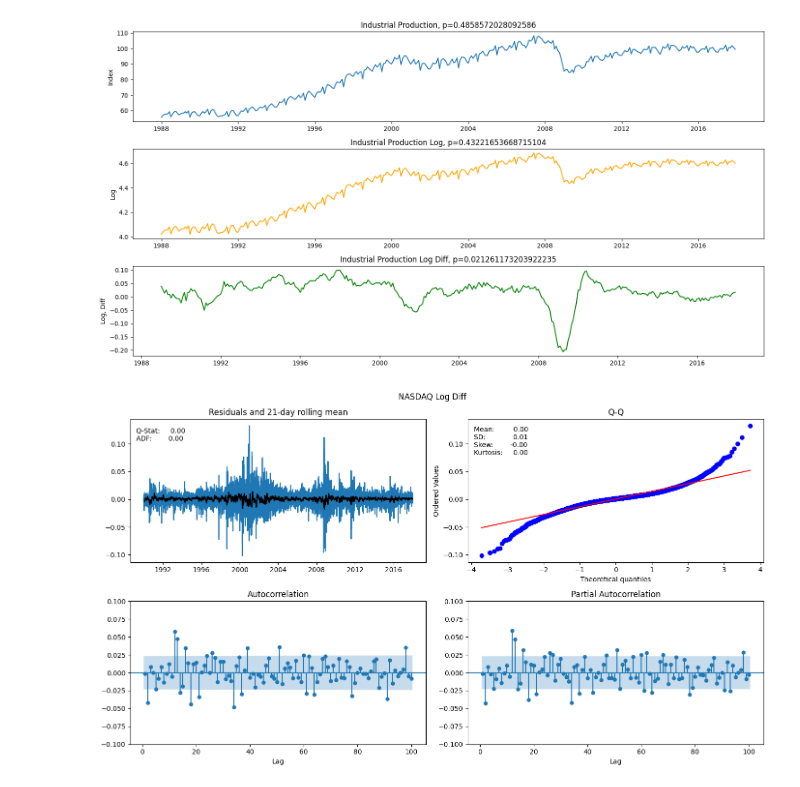
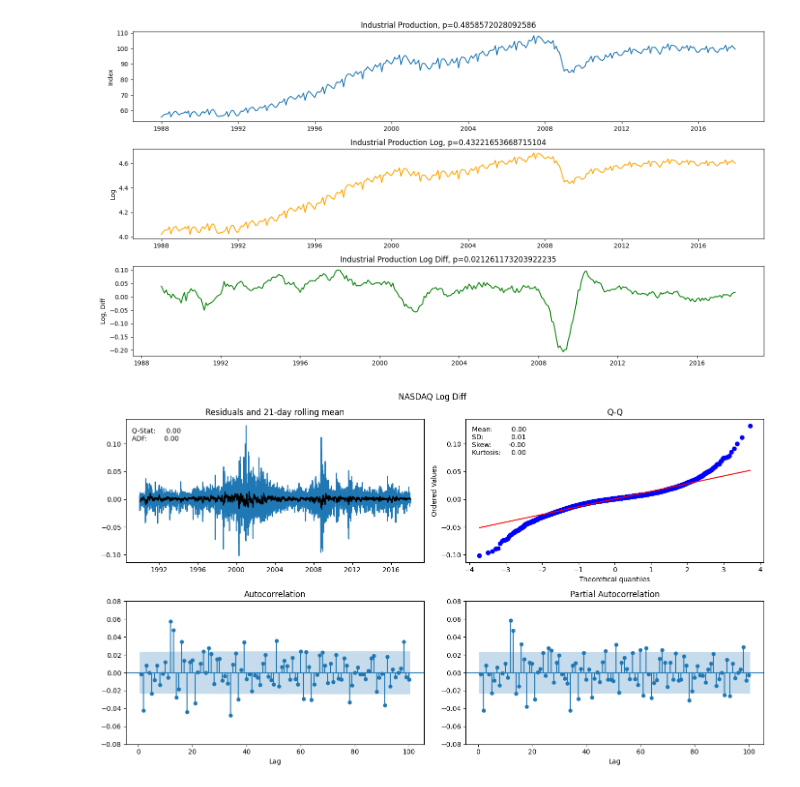
Before and after one commit to akey7/fuzzy-system-research, a Jupyter notebook: ML4AT/decomposition.ipynb, the cells around one changed output. Drawn from its saved outputs; the diff is of its cells as text; code cells hidden in the pictures.

Commit message:
Issue #7
Add a few tweaks to plots.

```diff
--- a/ML4AT/decomposition.ipynb
+++ b/ML4AT/decomposition.ipynb
@@ -177,7 +177,7 @@ fig.tight_layout()
 # %% [output]
 [figure]
 # %%
-def plot_correlogram(x, nlags, title, residual_rolling=21):
+def plot_correlogram(x, nlags, title, residual_rolling=21, acf_plot_ymax=0.1):
     q_p = np.max(q_stat(acf(x, nlags=nlags), len(x))[1])
     stats = f"Q-Stat: {np.max(q_p):>8.2f}\nADF: {adfuller(x)[1]:>11.2f}"
     mean, var, skew, kurtosis = moment(x, moment=[1, 2, 3, 4])
@@ -192,13 +192,13 @@ def plot_correlogram(x, nlags, title, residual_rolling=21):
     axs[0][1].set_title("Q-Q")
     plot_acf(x, lags=nlags, zero=False, ax=axs[1][0])
     axs[1][0].set_xlabel("Lag")
-    axs[1][0].set_ylim(-0.1, 0.1)
+    axs[1][0].set_ylim(-acf_plot_ymax, acf_plot_ymax)
     plot_pacf(x, lags=nlags, zero=False, ax=axs[1][1])
     axs[1][1].set_xlabel("Lag")
-    axs[1][1].set_ylim(-0.1, 0.1)
+    axs[1][1].set_ylim(-acf_plot_ymax, acf_plot_ymax)
     fig.suptitle(f"{title}")
     fig.tight_layout()
 # %%
-plot_correlogram(nasdaq_log_diff, nlags=100, title="NASDAQ Log Diff")
+plot_correlogram(nasdaq_log_diff, nlags=100, title="NASDAQ Log Diff", acf_plot_ymax=0.08)
 # %% [output]
-[figure, old version]
+[figure, new version]
```
Also changed, not shown: parts of 1 cell of this notebook.
